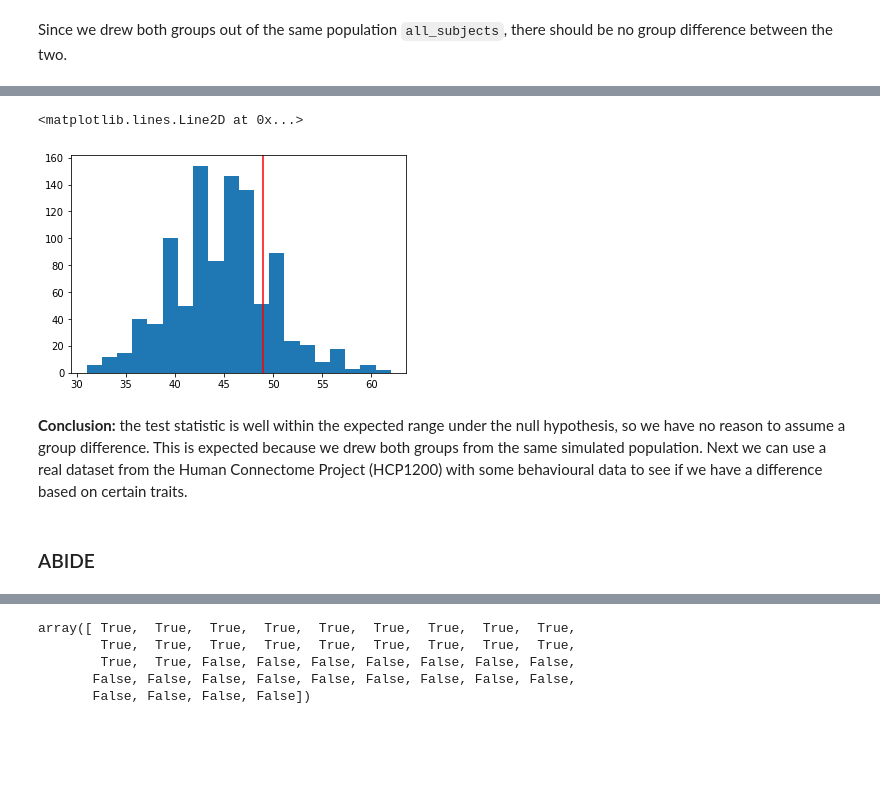
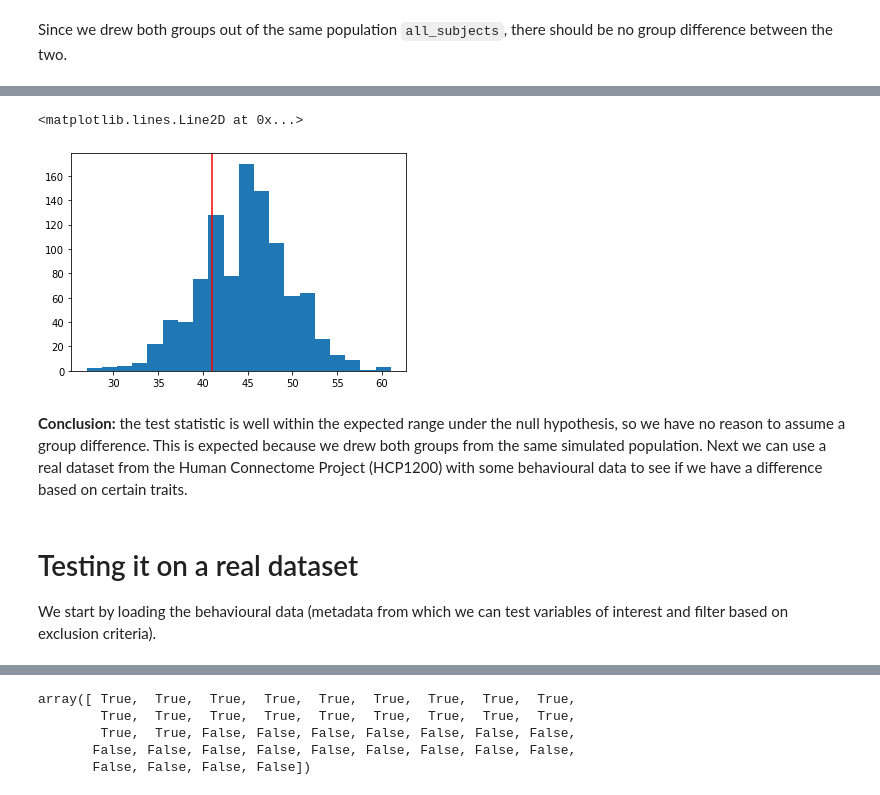
Before and after one commit to oercompbiomed/CBM101, a Jupyter notebook: D_Network_analysis/5_Network_based_statistic.ipynb, the cells around one changed output, grey strips where cells are left out. Saved outputs shown, nothing was run; the diff lists cells and outputs as text; code cells hidden in the pictures; blank space fills up the shorter version.

```diff
--- a/D_Network_analysis/5_Network_based_statistic.ipynb
+++ b/D_Network_analysis/5_Network_based_statistic.ipynb
@@ -86,8 +97,11 @@ plt.colorbar()
 # %% [markdown]
 Since we drew both groups out of the same population `all_subjects`, there should be no group difference between the two.
 # %%
-def do_nbs(g1, g2, kappa=0.8, plot=True):
-    pval, adj, null = nbs.nbs_bct(g1, g2, kappa)
+def do_nbs(g1, g2, kappa=0.8, plot=True, k=1000):
+    # todo: do at multiple threshold as recommended
+    pval, adj, null = nbs.nbs_bct(g1, g2, kappa, k=k)
     if plot:
         plt.hist(null, bins=20); plt.show()
     return pval, adj, null
+# %%
+pval, adj, null = do_nbs(group1, group2, plot=False)
@@ -94,10 +122,11 @@ def do_nbs(g1, g2, kappa=0.8, plot=True):
 # %%
 plt.hist(null, bins=20)
-plt.axvline(49, c='red', )
+plt.axvline(41, c='red', )
 # %% [output]
 <matplotlib.lines.Line2D at 0x...>
-[figure, old version]
+[figure, new version]
 # %% [markdown]
 **Conclusion:** the test statistic is well within the expected range under the null hypothesis, so we have no reason to assume a group difference. This is expected because we drew both groups from the same simulated population. Next we can use a real dataset from the Human Connectome Project (HCP1200) with some behavioural data to see if we have a difference based on certain traits.
-# %% [markdown]
-### ABIDE
+# %% [markdown]
+# Testing it on a real dataset
+We start by loading the behavioural data (metadata from which we can test variables of interest and filter based on exclusion criteria).
```
Also changed, not shown: parts of 95 cells of this notebook.
